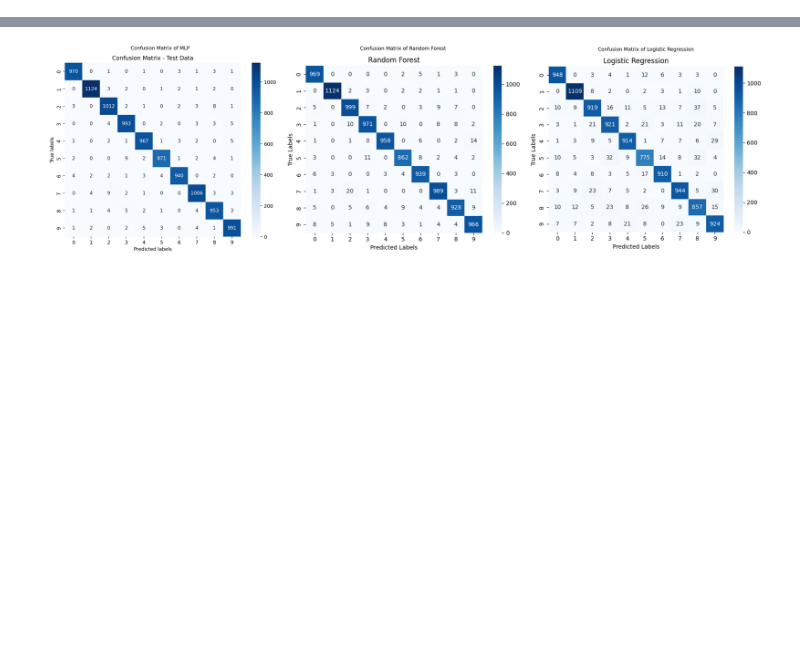
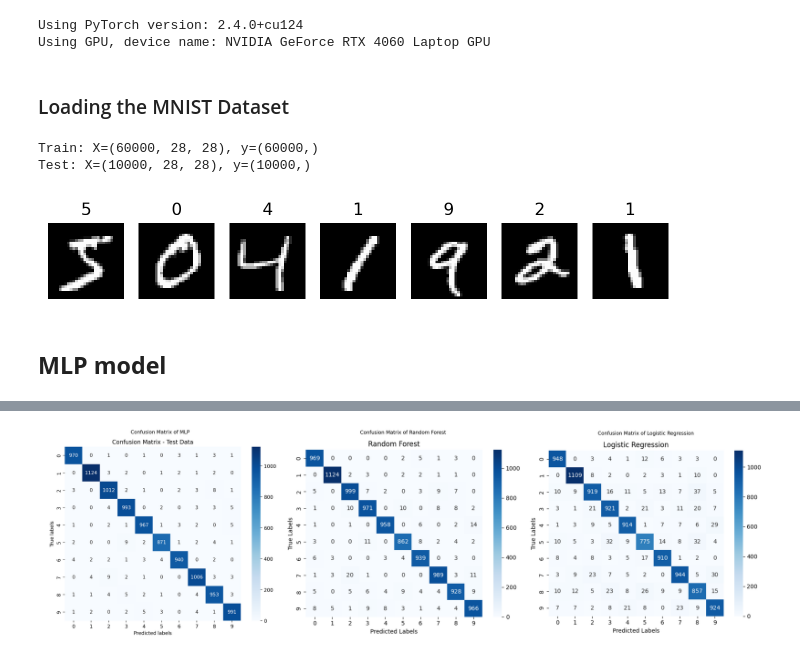
Before and after one commit to ShardulJunagade/ES-335-Assignment-3-2024-Fall, a Jupyter notebook: Task-3 MNIST Classification/MLP, RF, LR on MNIST.ipynb, the cells around one changed output, grey strips where cells are left out. Saved outputs shown, nothing was run; the diff lists cells and outputs as text; code cells hidden in the pictures; blank space fills up the shorter version.

```diff
--- a/Task-3 MNIST Classification/Comparison.ipynb
+++ b/Task-3 MNIST Classification/MLP, RF, LR on MNIST.ipynb
@@ -0,0 +32,12 @@
+# %%
+# device configuration
+print('Using PyTorch version:', torch.__version__)
+if torch.cuda.is_available():
+    print('Using GPU, device name:', torch.cuda.get_device_name(0))
+    device = torch.device('cuda')
+else:
+    print('No GPU found, using CPU instead.')
+    device = torch.device('cpu')
+# %% [output]
+Using PyTorch version: 2.4.0+cu124
+Using GPU, device name: NVIDIA GeForce RTX 4060 Laptop GPU
@@ -0,0 +52,30 @@
+# %% [markdown]
+### Loading the MNIST Dataset
+# %%
+from load_datasets import load_mnist
+
+train_dataset, test_dataset = load_mnist()
+
+# Flatten the images for sklearn MLP
+X_train = train_dataset.data.numpy()
+y_train = train_dataset.targets.numpy()
+X_test = test_dataset.data.numpy()
+y_test = test_dataset.targets.numpy()
+
+# Summarize loaded dataset
+print('Train: X=%s, y=%s' % (X_train.shape, y_train.shape))
+print('Test: X=%s, y=%s' % (X_test.shape, y_test.shape))
+# %% [output]
+Train: X=(60000, 28, 28), y=(60000,)
+Test: X=(10000, 28, 28), y=(10000,)
+# %%
+# Plot first few images
+fig, axs = plt.subplots(1, 7, figsize=(8, 10))
+for i in range(7):
+    axs[i].imshow(X_train[i], cmap='gray')
+    axs[i].set_title(y_train[i])
+    axs[i].axis('off')
+# %% [output]
+[figure, added]
+# %% [markdown]
+## **MLP model**
```
Also changed, not shown: parts of 38 cells of this notebook, 10 other files.
